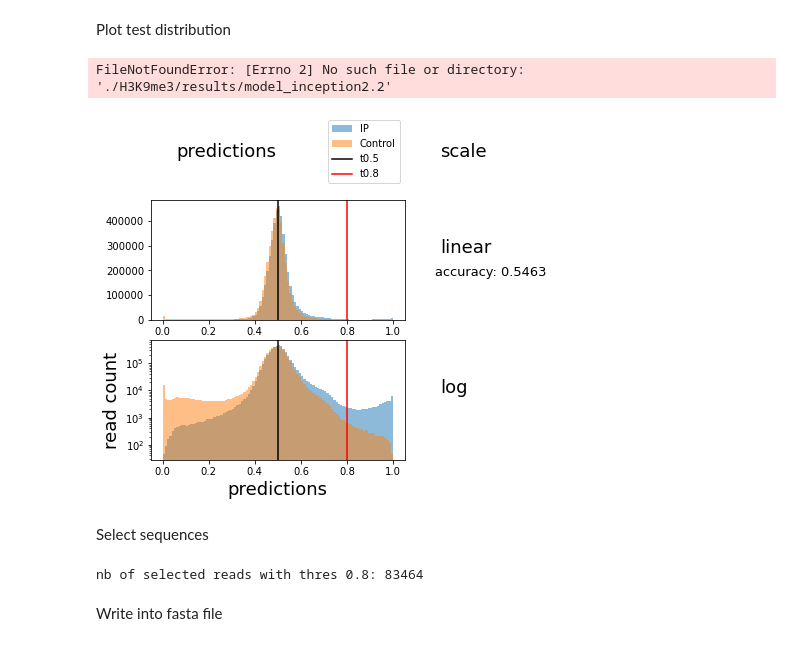
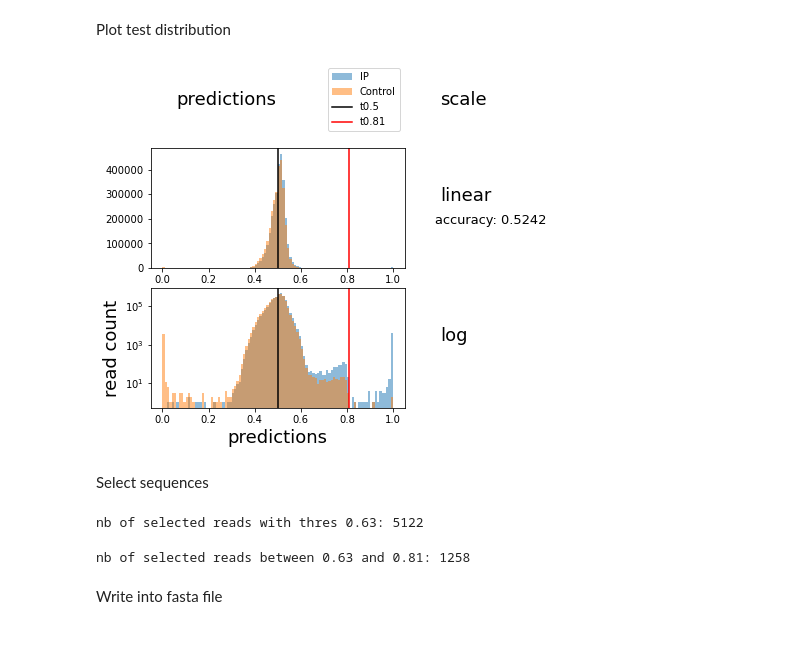
Before and after one commit to Alexwestbrook/mnhn-internship_DeepCNN_ChIP-seq, a Jupyter notebook: plot_distributions.ipynb, the cells around one changed output. Cells and saved outputs as stored; diff of their text form; code cells hidden in the pictures.

```diff
--- a/plot_distributions.ipynb
+++ b/plot_distributions.ipynb
@@ -21,2 +21,7 @@ writing_dir='.'
 # %% [markdown]
 Read file and datasets checks
+# %%
+with np.load(f'{data_dir}/Bombyx/raw_data/X_long.npz') as f:
+    long = f['reads']
+with np.load(f'{data_dir}/Bombyx/raw_data/X_reads.npz') as f:
+    reads = f['reads']
@@ -23,5 +42,5 @@ Read file and datasets checks
 # %%
-with np.load(f'{data_dir}/H3K9me3/raw_data/IP_reads_deduped.npz') as f:
+with np.load(f'{data_dir}/H3K9me3/raw_data/X_long.npz') as f:
     reads = f['reads']
 print(reads.shape)
 sequences = utils.remove_reads_with_N(reads, tolerance=0)
@@ -109,8 +131,8 @@ pos_train: 155686 pos_valid 33361 pos_test 33361
 # %% [markdown]
 Plot test distribution
 # %%
-data = 'H3K9me3'
-dataset_name = 'dataset4_30M'
+data = 'CENPT'
+dataset_name = 'dataset4'
 model_name = 'model_inception2.2'
 new_labels = 'dataset_rel55'
 relabeled = False
@@ -153,46 +175,56 @@ ax1_top.annotate(label_col1, (0.1, 0.5), xycoords='axes fraction', va='center',
 ax1_top.axis('off')
 
 for nrow in range(1,3):
 
     ax0 = plt.subplot(gs[nrow, 0])
     ax0.hist(predIP, bins, label='IP', alpha=0.5)
     ax0.hist(predControl, bins, label='Control', alpha=0.5)
     ax0.axvline(x=0.5, color='black', label='t0.5')
-    thres = 0.8
+    thres = 0.81
     ax0.axvline(x=thres, color='red', label=f't{thres}')
 
     ax1 = plt.subplot(gs[nrow, 1])
     if nrow == 1:
         label = 'linear'
         ax1.annotate(f'accuracy: {round(accuracy, 4)}', (0, 0.4), xycoords='axes fraction', va='center', fontsize=13)
     elif nrow == 2:
         label = 'log'
         ax0.set_yscale('log')
     ax1.annotate(label, (0.1, 0.6), xycoords='axes fraction', va='center', fontsize=18)
     ax1.axis('off')
 ax0.set_xlabel("predictions", fontsize=18)
 ax0.set_ylabel("read count", fontsize=18)
 handles, labels = ax0.get_legend_handles_labels()
 ax0_top.legend(handles, labels, loc='right')
 
 if not os.path.isdir(f'{writing_dir}/{data}/results/{model_name}'):
     os.mkdir(f'{writing_dir}/{data}/results/{model_name}')
 plt.savefig(f'{writing_dir}/{data}/results/{model_name}/distrib_{model_name}_test.png', bbox_inches='tight')
 plt.show()
 plt.close()
 # %% [output]
-FileNotFoundError: [Errno 2] No such file or directory: './H3K9me3/results/model_inception2.2'
-[figure, old version]
+[figure, new version]
 # %% [markdown]
 Select sequences
 # %%
 with np.load(f'{data_dir}/{data}/{dataset_name}.npz') as f:
     x_test = f['x_test']
-# thres = 0.55
+# thres = 0.63
 selected_reads = x_test[preds.ravel() > thres, :, :]
 print(f'nb of selected reads with thres {thres}:', len(selected_reads))
 # %% [output]
-nb of selected reads with thres 0.8: 83464
+nb of selected reads with thres 0.63: 5122
+# %%
+with np.load(f'{data_dir}/{data}/{dataset_name}.npz') as f:
+    x_test = f['x_test']
+thres0 = 0.63
+thres1 = 0.81
+preds = preds.ravel()
+mask = np.logical_and(preds > thres0, preds < thres1)
+selected_reads = x_test[mask, :, :]
+print(f'nb of selected reads between {thres0} and {thres1}:', len(selected_reads))
+# %% [output]
+nb of selected reads between 0.63 and 0.81: 1258
 # %% [markdown]
 Write into fasta file
 # %%
```
Also changed, not shown: parts of 7 cells of this notebook, 3 other files.
